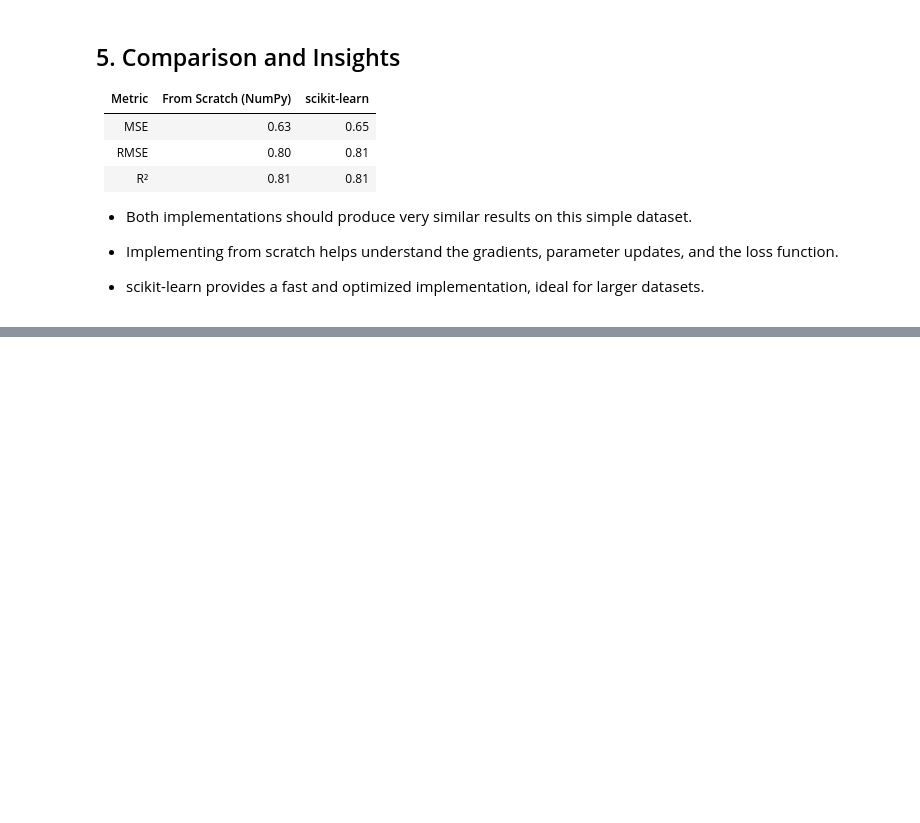
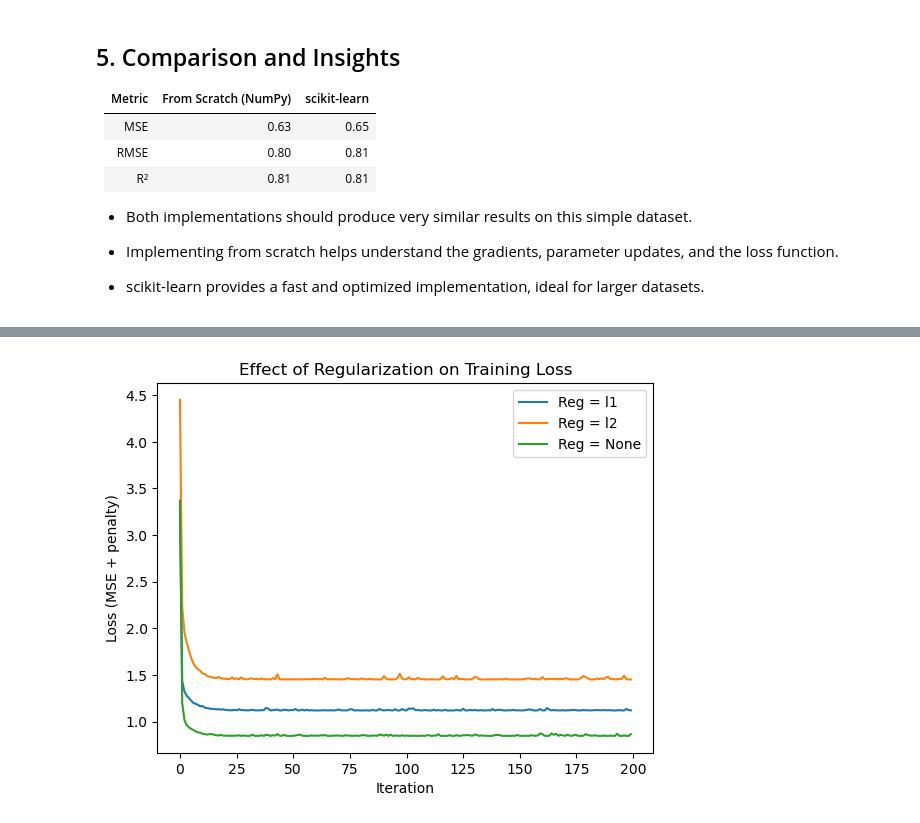
Before and after one commit to bachirij/ml-from-scratch, a Jupyter notebook: notebooks/01_linear_regression.ipynb, the cells around one changed output, grey strips where cells are left out. Saved outputs shown, nothing was run; the diff lists cells and outputs as text; code cells hidden in the pictures; blank space fills up the shorter version.

```diff
--- a/notebooks/01_linear_regression.ipynb
+++ b/notebooks/01_linear_regression.ipynb
@@ -225,0 +333,31 @@ plt.show()
+# %%
+regularizations = ["l1", "l2", None]
+lambda_reg = 0.1
+results_reg = {}
+# %%
+for reg in regularizations:
+    model = LinearRegression(
+        learning_rate=0.1,
+        n_iters=200,
+        batch_size=32,
+        regularization=reg,
+        lambda_reg=lambda_reg
+    )
+    model.fit(X_train, y_train)
+
+    y_pred = model.predict(X_test)
+    results_reg[f"Reg={reg}"] = {
+        "MSE": mean_squared_error(y_test, y_pred),
+        "R2": r2_score(y_test, y_pred),
+        "Weights": model.w.copy()
+    }
+
+    plt.plot(model.losses, label=f"Reg = {reg}")
+
+plt.title("Effect of Regularization on Training Loss")
+plt.xlabel("Iteration")
+plt.ylabel("Loss (MSE + penalty)")
+plt.legend()
+plt.show()
+# %% [output]
+[figure, added]
```
Also changed, not shown: parts of 12 cells of this notebook.
